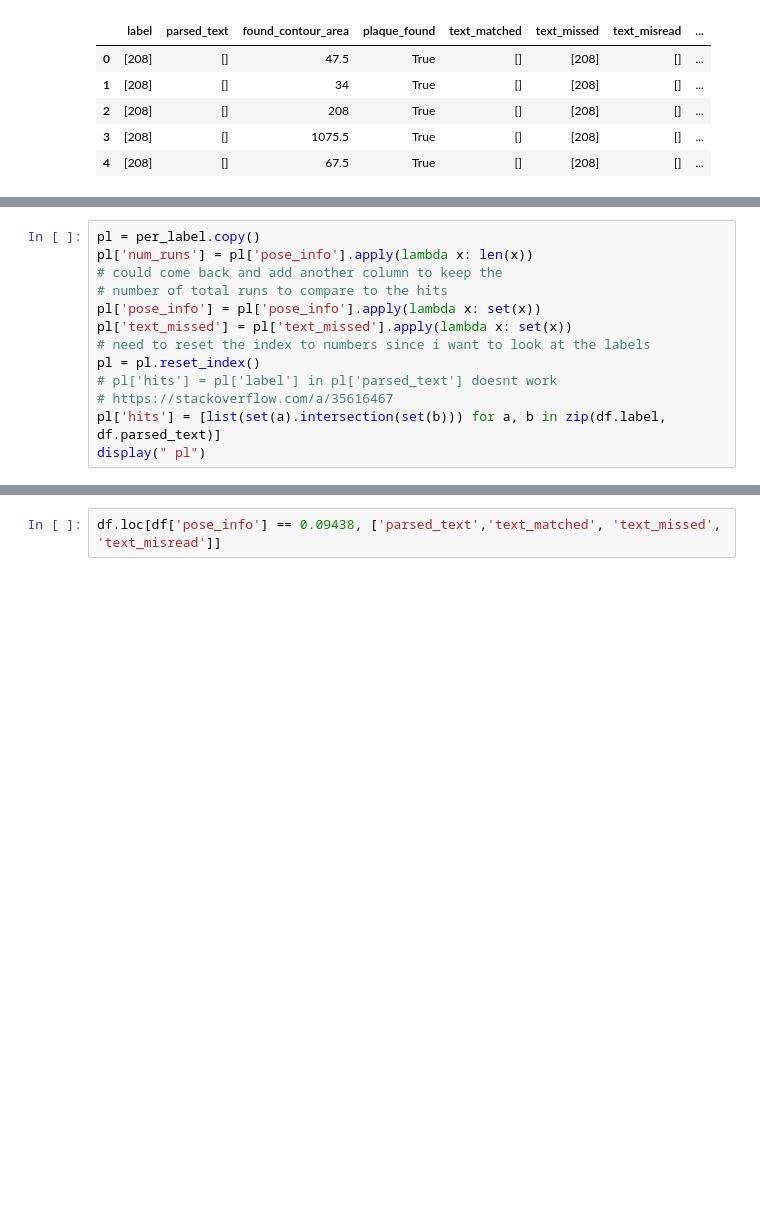
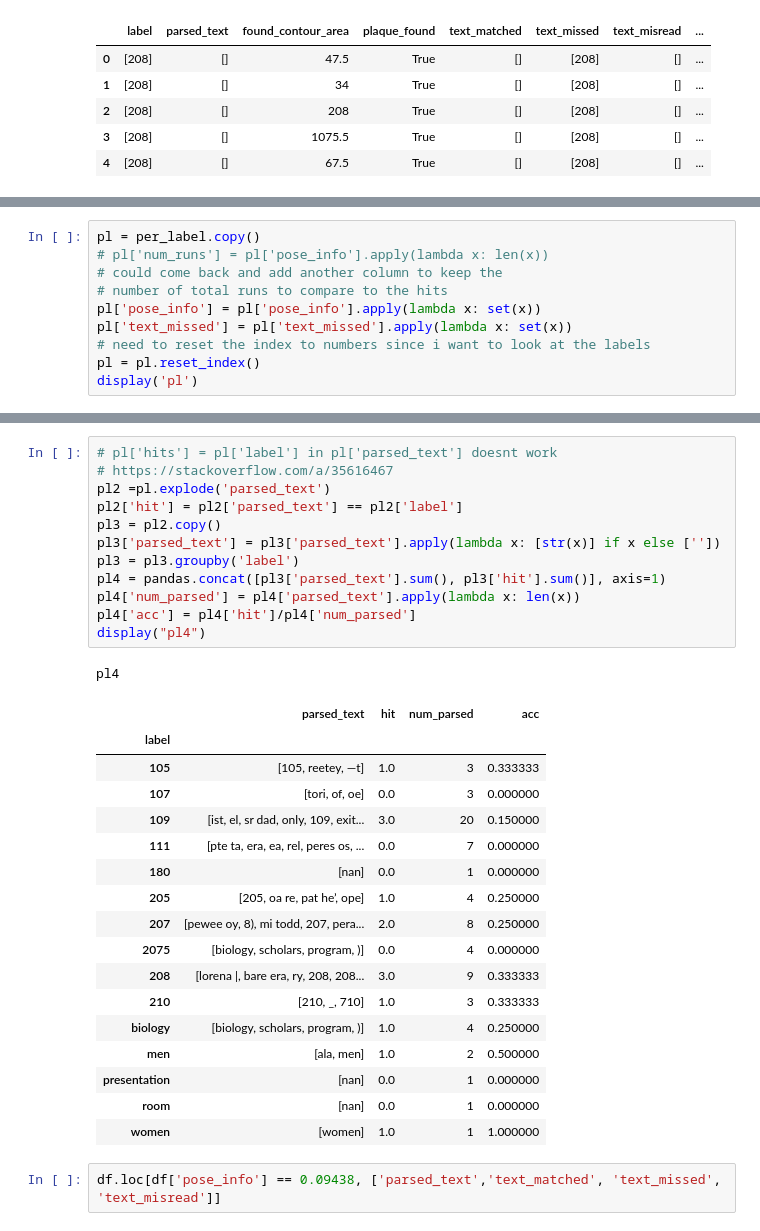
Before and after one commit to Jacktavitt/navigate_building, a Jupyter notebook: pandas data exploration.ipynb, the cells around one changed output, grey strips where cells are left out. Cells and saved outputs as stored; diff of their text form; blank space fills up the shorter version.

```diff
--- a/pandas data exploration.ipynb
+++ b/pandas data exploration.ipynb
@@ -124,14 +138,11 @@ per_label
 # %%
 pl = per_label.copy()
-pl['num_runs'] = pl['pose_info'].apply(lambda x: len(x))
+# pl['num_runs'] = pl['pose_info'].apply(lambda x: len(x))
 # could come back and add another column to keep the
 # number of total runs to compare to the hits
 pl['pose_info'] = pl['pose_info'].apply(lambda x: set(x))
 pl['text_missed'] = pl['text_missed'].apply(lambda x: set(x))
 # need to reset the index to numbers since i want to look at the labels
 pl = pl.reset_index()
-# pl['hits'] = pl['label'] in pl['parsed_text'] doesnt work
-# https://stackoverflow.com/a/35616467
-pl['hits'] = [list(set(a).intersection(set(b))) for a, b in zip(df.label, df.parsed_text)]
-display(" pl")
+display('pl')
 # %% [output]
@@ -177,3 +176,34 @@ array([0.09441, 0.09417, 0.09397, 0.09428, 0.09375, 0.09452, 0.09407,
+# %%
+# pl['hits'] = pl['label'] in pl['parsed_text'] doesnt work
+# https://stackoverflow.com/a/35616467
+pl2 =pl.explode('parsed_text')
+pl2['hit'] = pl2['parsed_text'] == pl2['label']
+pl3 = pl2.copy()
+pl3['parsed_text'] = pl3['parsed_text'].apply(lambda x: [str(x)] if x else [''])
+pl3 = pl3.groupby('label')
+pl4 = pandas.concat([pl3['parsed_text'].sum(), pl3['hit'].sum()], axis=1)
+pl4['num_parsed'] = pl4['parsed_text'].apply(lambda x: len(x))
+pl4['acc'] = pl4['hit']/pl4['num_parsed']
+display("pl4")
+# %% [output]
+pl4
+|  | parsed_text | hit | num_parsed | acc |
+| label |  |  |  |  |
+| 105 | [105, reetey, —t] | 1.0 | 3 | 0.333333 |
+| 107 | [tori, of, oe] | 0.0 | 3 | 0.000000 |
+| 109 | [ist, el, sr dad, only, 109, exit... | 3.0 | 20 | 0.150000 |
+| 111 | [pte ta, era, ea, rel, peres os, ... | 0.0 | 7 | 0.000000 |
+| 180 | [nan] | 0.0 | 1 | 0.000000 |
+| 205 | [205, oa re, pat he’, ope] | 1.0 | 4 | 0.250000 |
+| 207 | [pewee oy, 8), mi todd, 207, pera... | 2.0 | 8 | 0.250000 |
+| 2075 | [biology, scholars, program, )] | 0.0 | 4 | 0.000000 |
+| 208 | [lorena |, bare era, ry, 208, 208... | 3.0 | 9 | 0.333333 |
+| 210 | [210, _, 710] | 1.0 | 3 | 0.333333 |
+| biology | [biology, scholars, program, )] | 1.0 | 4 | 0.250000 |
+| men | [ala, men] | 1.0 | 2 | 0.500000 |
+| presentation | [nan] | 0.0 | 1 | 0.000000 |
+| room | [nan] | 0.0 | 1 | 0.000000 |
+| women | [women] | 1.0 | 1 | 1.000000 |
 # %%
 df.loc[df['pose_info'] == 0.09438, ['parsed_text','text_matched', 'text_missed', 'text_misread']]
 # %% [output]
```
Also changed, not shown: parts of 6 cells of this notebook.
